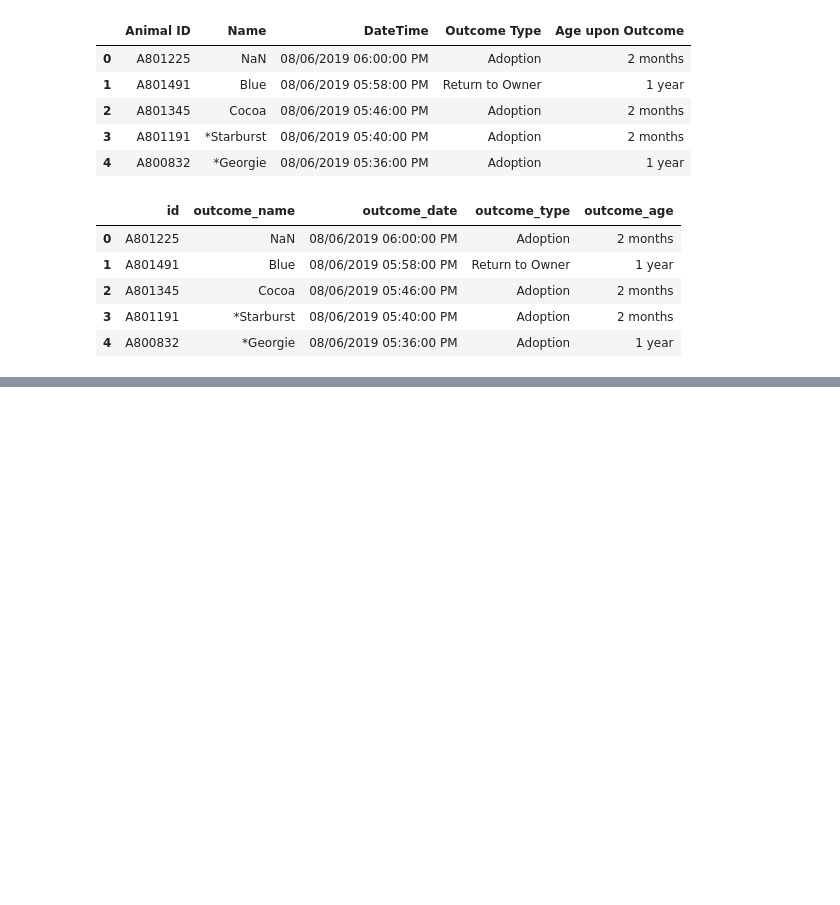
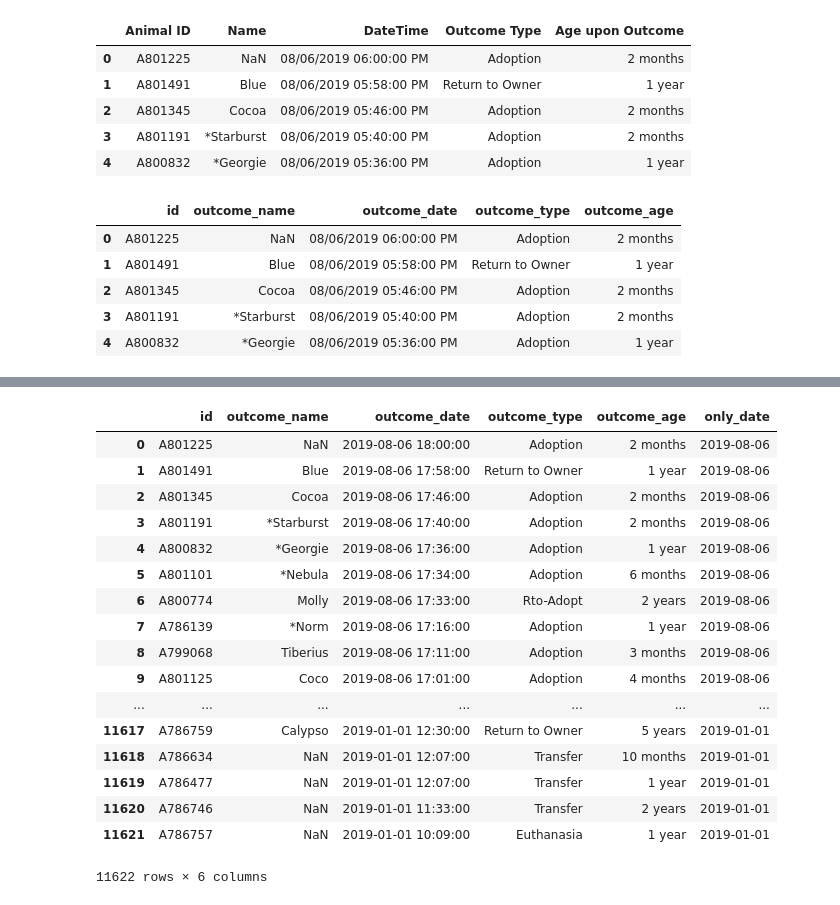
Before and after one commit to aktavern/Austin-Animal-ETL, a Jupyter notebook: notebook.ipynb, the cells around one changed output, grey strips where cells are left out. Cells and saved outputs as stored; diff of their text form; code cells hidden in the pictures; blank space fills up the shorter version.

```diff
--- a/notebook.ipynb
+++ b/notebook.ipynb
@@ -98,0 +127,28 @@ outcomes_df.to_sql(name = 'outcomes' , con = engine, if_exists ='append', index
+# %%
+# Convert outcome dates to datetime formate and get only the date
+outcomes_df['outcome_date'] = pd.to_datetime(outcomes_df['outcome_date'])
+outcomes_df['only_date'] = [d.date() for d in outcomes_df['outcome_date']]
+#Convert only date to string
+outcomes_df['only_date'] = outcomes_df['only_date'].astype('str')
+# Look for animals that have left the shelter this year
+outcomes_2019 = outcomes_df.loc[outcomes_df['only_date'] >= '2019-01-01']
+outcomes_2019
+# %% [output]
+|  | id | outcome_name | outcome_date | outcome_type | outcome_age | only_date |
+| 0 | A801225 | NaN | 2019-08-06 18:00:00 | Adoption | 2 months | 2019-08-06 |
+| 1 | A801491 | Blue | 2019-08-06 17:58:00 | Return to Owner | 1 year | 2019-08-06 |
+| 2 | A801345 | Cocoa | 2019-08-06 17:46:00 | Adoption | 2 months | 2019-08-06 |
+| 3 | A801191 | *Starburst | 2019-08-06 17:40:00 | Adoption | 2 months | 2019-08-06 |
+| 4 | A800832 | *Georgie | 2019-08-06 17:36:00 | Adoption | 1 year | 2019-08-06 |
+| 5 | A801101 | *Nebula | 2019-08-06 17:34:00 | Adoption | 6 months | 2019-08-06 |
+| 6 | A800774 | Molly | 2019-08-06 17:33:00 | Rto-Adopt | 2 years | 2019-08-06 |
+| 7 | A786139 | *Norm | 2019-08-06 17:16:00 | Adoption | 1 year | 2019-08-06 |
+| 8 | A799068 | Tiberius | 2019-08-06 17:11:00 | Adoption | 3 months | 2019-08-06 |
+| 9 | A801125 | Coco | 2019-08-06 17:01:00 | Adoption | 4 months | 2019-08-06 |
+| ... | ... | ... | ... | ... | ... | ... |
+| 11617 | A786759 | Calypso | 2019-01-01 12:30:00 | Return to Owner | 5 years | 2019-01-01 |
+| 11618 | A786634 | NaN | 2019-01-01 12:07:00 | Transfer | 10 months | 2019-01-01 |
+| 11619 | A786477 | NaN | 2019-01-01 12:07:00 | Transfer | 1 year | 2019-01-01 |
+| 11620 | A786746 | NaN | 2019-01-01 11:33:00 | Transfer | 2 years | 2019-01-01 |
+| 11621 | A786757 | NaN | 2019-01-01 10:09:00 | Euthanasia | 1 year | 2019-01-01 |
+11622 rows × 6 columns
```
Also changed, not shown: parts of 6 cells of this notebook, 1 other file.
